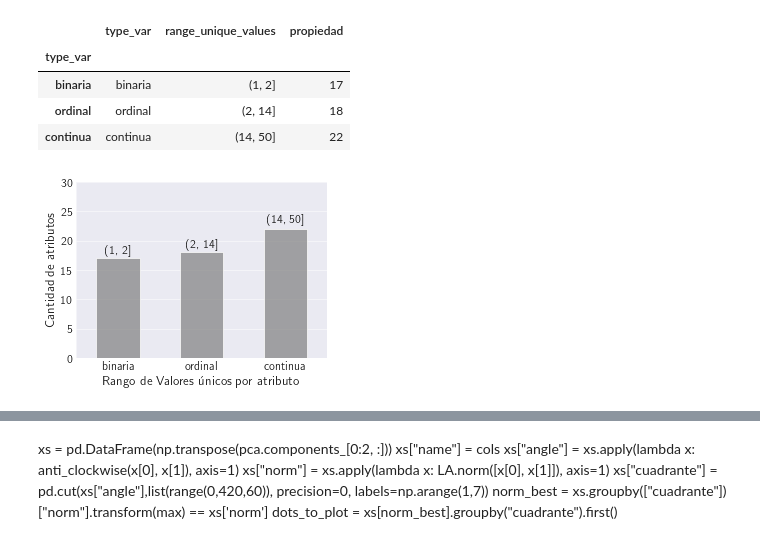
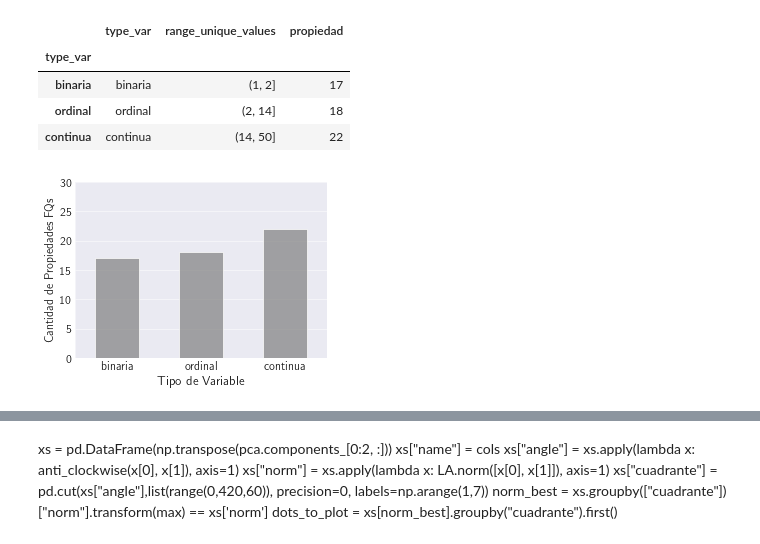
Before and after one commit to beluticona/licentiate-thesis-repo, a Jupyter notebook: notebooks/0-data_exploration/0.3-chem-feats.ipynb, the cells around one changed output, grey strips where cells are left out. Saved outputs shown, nothing was run; the diff lists cells and outputs as text; code cells hidden in the pictures.

```diff
--- a/notebooks/0-data_exploration/0.3-chem-feats.ipynb
+++ b/notebooks/0-data_exploration/0.3-chem-feats.ipynb
@@ -141,2 +123,5 @@ df_amines_features.to_csv("data/feat_amines_names.csv", index=None)
+# %%
+df_amines_names = "data/FQ_amines_name.csv"
+df_amines_features = "data/FQ_amines_feature.csv"
 # %%
 df = pd.read_csv(df_amines_names)
@@ -215,35 +180,36 @@ with plt.style.context(['science', 'bright']):
                                  constrained_layout = True)
     ax = sns.barplot(x=df_type_var.index, y="propiedad", orient="v", data=df_type_var,
                      color="grey", alpha=0.7)
     #ax.set_title("Distribución Calidad de Cristal")
 
     # Remove box lines
     sns.despine(bottom = True, left = False, trim=False)
     ax.tick_params(which="both", left=False, bottom=False, top=False, right=False)
     #ax.xticks(fontdict={'fontsize':15})
     #ax.tick_params(axis='both', which='both')
-    ax.set_ylabel("Cantidad de Propiedades FQs", fontdict={'fontsize':13})
+    ax.set_ylabel("Cantidad de Propiedades FQs", fontdict={'fontsize':12})
     ax.set_xlabel("Tipo de Variable", fontdict={'fontsize':13})
     ax.yaxis.set_major_formatter(FuncFormatter(lambda x, _: int(x)))
     #plt.xticks()
     plt.xticks(fontsize=12, rotation=0)
     plt.yticks(fontsize=12, rotation=0)
 
 
     for n, p in enumerate(ax.patches):
         text = str(df_type_var.iloc[n,1])
         width = p.get_width()
         new_width = width * 0.65
         p.set_width(new_width)
         x = p.get_x()
         p.set_x(x + (width - new_width) / 2)
         x = p.get_x() + p.get_width() / 2
         y = p.get_height() * 1.075
-        ax.annotate(text, (x, y), ha='center', va='center', fontsize=12)
+#        ax.annotate(text, (x, y), ha='center', va='center', fontsize=12)
 
     #plt.legend(title="Tipo de Variable", fontsize=13)
     plt.ylim(0,30)
+    fig.savefig(plot_title, dpi=300)
 # %% [output]
-[figure, old version]
+[figure, new version]
 # %%
 unique_values.to_csv("data/metadata/type_var_fq_bins.csv", index=None)
```
Also changed, not shown: parts of 90 cells of this notebook, 3 other files.
